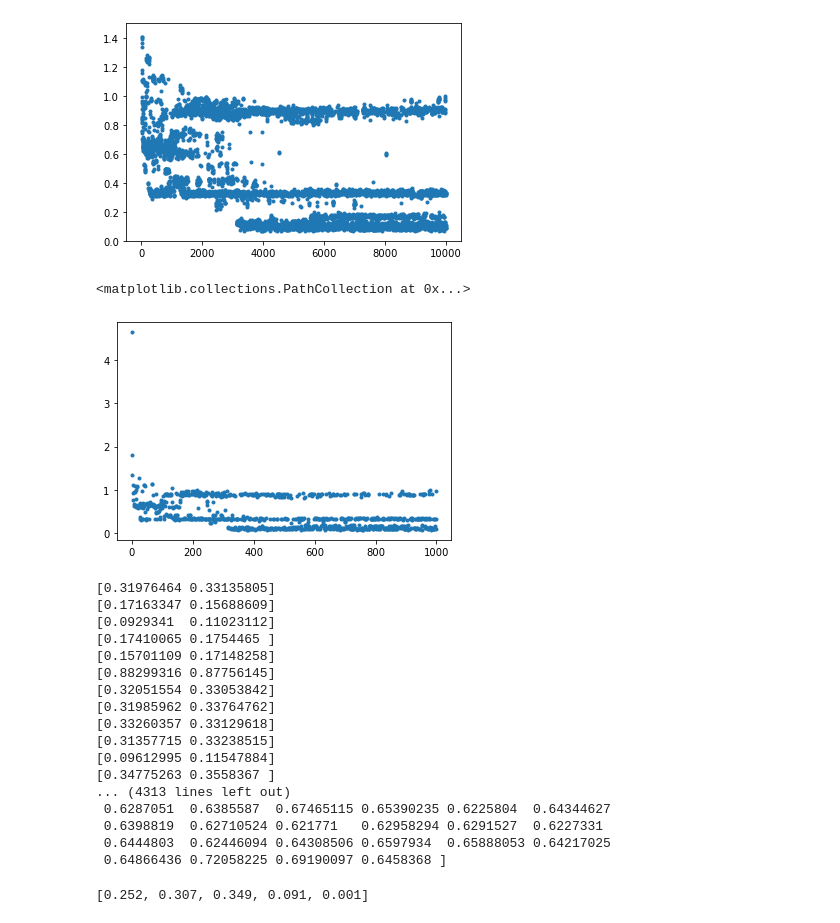
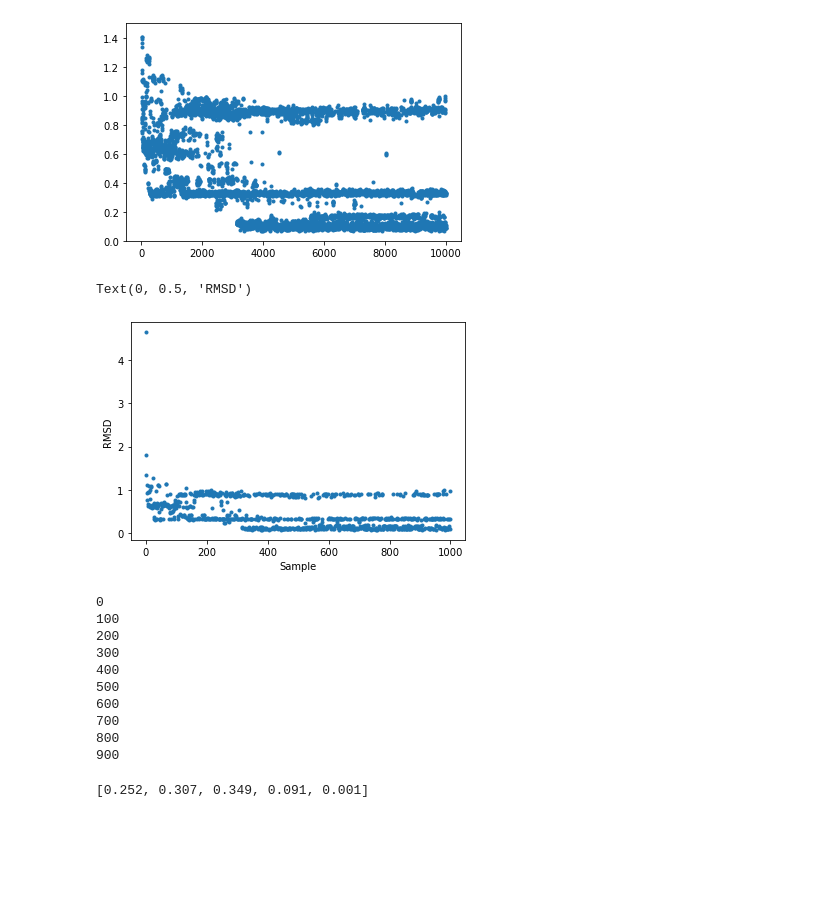
Before and after one commit to PDNALab/extended-ensemble, a Jupyter notebook: Hierachical_clustering.ipynb, the cells around one changed output. Cells and saved outputs as stored; diff of their text form; code cells hidden in the pictures; blank space fills up the shorter version.

```diff
--- a/Hierachical_clustering.ipynb
+++ b/Hierachical_clustering.ipynb
@@ -302,11 +299,13 @@ plt.ylim(0,1.5)
 # %%
 traj=traj[::10]
 true_rmsd=md.rmsd(traj,pdb,atom_indices=all_CA)
 #list(rmsd)
 plt.scatter(range(len(true_rmsd)),list(true_rmsd),marker='.')
+plt.xlabel('Sample')
+plt.ylabel('RMSD')
 # %% [output]
-<matplotlib.collections.PathCollection at 0x...>
+Text(0, 0.5, 'RMSD')
-[figure, old version]
+[figure, new version]
 # %%
 def correct_ratio(x):
     unfold = np.sum((x>0.8) & (x<1.8))/x.shape[0]
@@ -326,25 +325,20 @@ for index,i in enumerate(all_clust):
     rmsd=md.rmsd(traj_comp,pdb,atom_indices=all_CA)
     ave_rmsd.append(np.average(rmsd))
     all_rmsd.append(rmsd)
-    print(rmsd)
+    if index % 100 == 0:
+        print(index)
+    #print(rmsd)
 # %% [output]
-[0.31976464 0.33135805]
-[0.17163347 0.15688609]
-[0.0929341  0.11023112]
-[0.17410065 0.1754465 ]
-[0.15701109 0.17148258]
-[0.88299316 0.87756145]
-[0.32051554 0.33053842]
-[0.31985962 0.33764762]
-[0.33260357 0.33129618]
-[0.31357715 0.33238515]
-[0.09612995 0.11547884]
-[0.34775263 0.3558367 ]
-... (4313 lines left out)
- 0.6287051  0.6385587  0.67465115 0.65390235 0.6225804  0.64344627
- 0.6398819  0.62710524 0.621771   0.62958294 0.6291527  0.6227331
- 0.6444803  0.62446094 0.64308506 0.6597934  0.65888053 0.64217025
- 0.64866436 0.72058225 0.69190097 0.6458368 ]
+0
+100
+200
+300
+400
+500
+600
+700
+800
+900
 # %%
 correct_ratio(true_rmsd)
 # %% [output]
```
Also changed, not shown: parts of 12 cells of this notebook, 28 other files.
